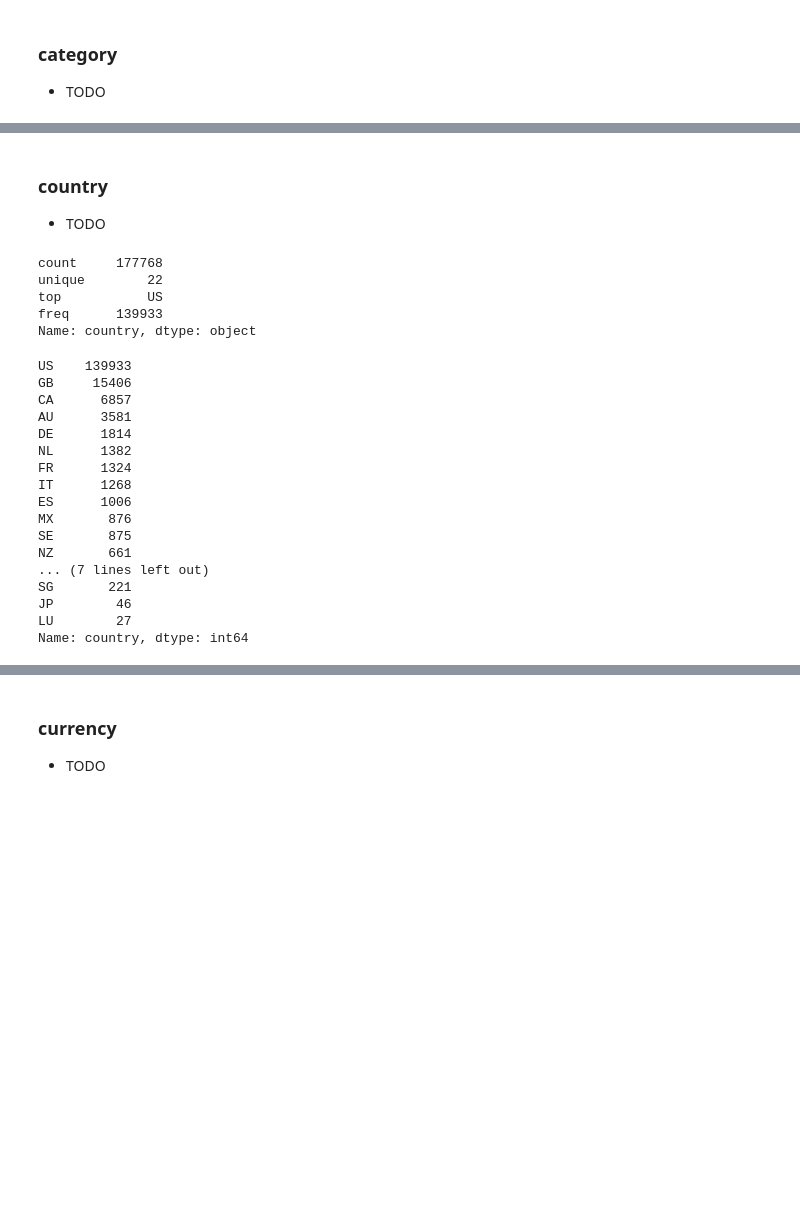
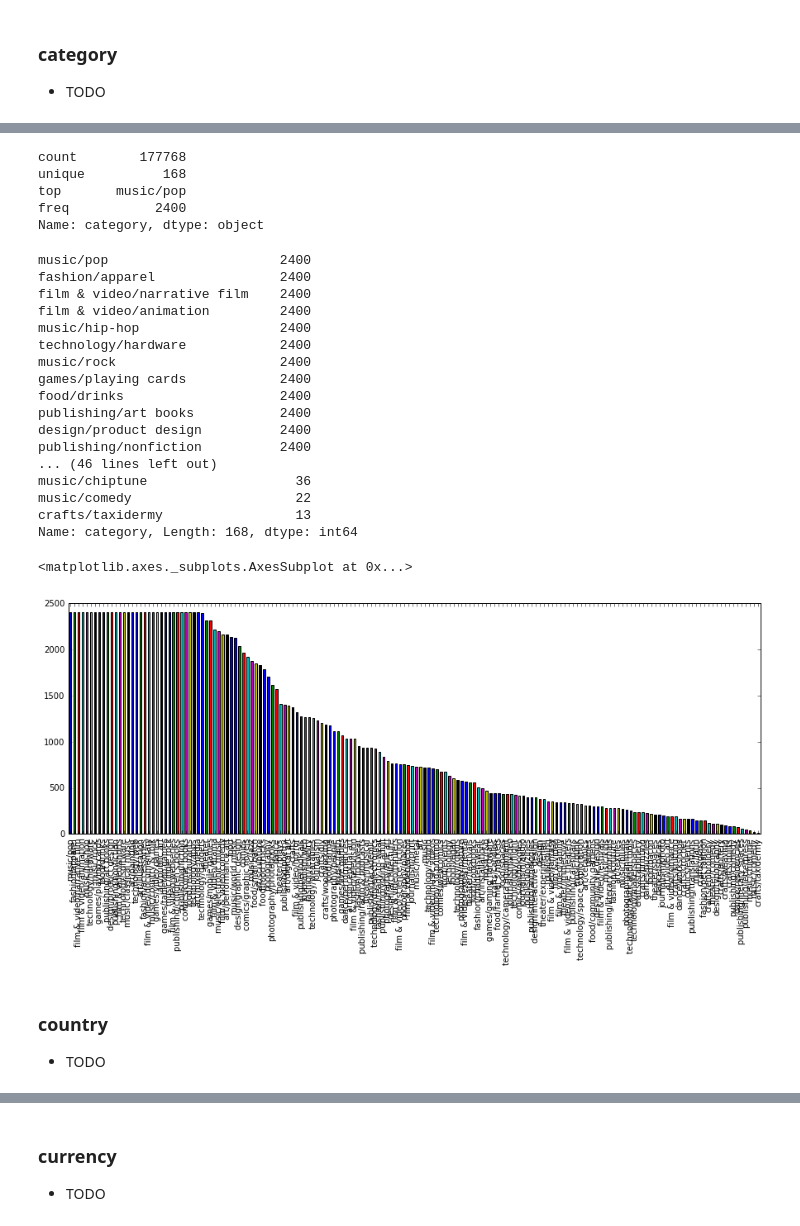
Before and after one commit to jaeeolma/ties445, a Jupyter notebook: Data exploration.ipynb, the cells around one changed output, grey strips where cells are left out. Saved outputs shown, nothing was run; the diff lists cells and outputs as text; code cells hidden in the pictures; blank space fills up the shorter version.

```diff
--- a/Data exploration.ipynb
+++ b/Data exploration.ipynb
@@ -209,31 +200,36 @@ Name: category, Length: 168, dtype: int64
+# %%
+df.category.describe()
+df.category.value_counts()
+
+df.category.value_counts().plot.bar(figsize=(15,5))
+
+# pd.crosstab(train_df.category, train_df.state, normalize="index").plot.bar(figsize=(15,5),stacked=True)
+# %% [output]
+count        177768
+unique          168
+top       music/pop
+freq           2400
+Name: category, dtype: object
+music/pop                      2400
+fashion/apparel                2400
+film & video/narrative film    2400
+film & video/animation         2400
+music/hip-hop                  2400
+technology/hardware            2400
+music/rock                     2400
+games/playing cards            2400
+food/drinks                    2400
+publishing/art books           2400
+design/product design          2400
+publishing/nonfiction          2400
+... (46 lines left out)
+music/chiptune                   36
+music/comedy                     22
+crafts/taxidermy                 13
+Name: category, Length: 168, dtype: int64
+<matplotlib.axes._subplots.AxesSubplot at 0x...>
+[figure, added]
 # %% [markdown]
 ### country
 
 - TODO
-# %%
-df.country.describe()
-
-df.country.value_counts()
-# %% [output]
-count     177768
-unique        22
-top           US
-freq      139933
-Name: country, dtype: object
-US    139933
-GB     15406
-CA      6857
-AU      3581
-DE      1814
-NL      1382
-FR      1324
-IT      1268
-ES      1006
-MX       876
-SE       875
-NZ       661
-... (7 lines left out)
-SG       221
-JP        46
-LU        27
-Name: country, dtype: int64
```
Also changed, not shown: parts of 18 cells of this notebook.
